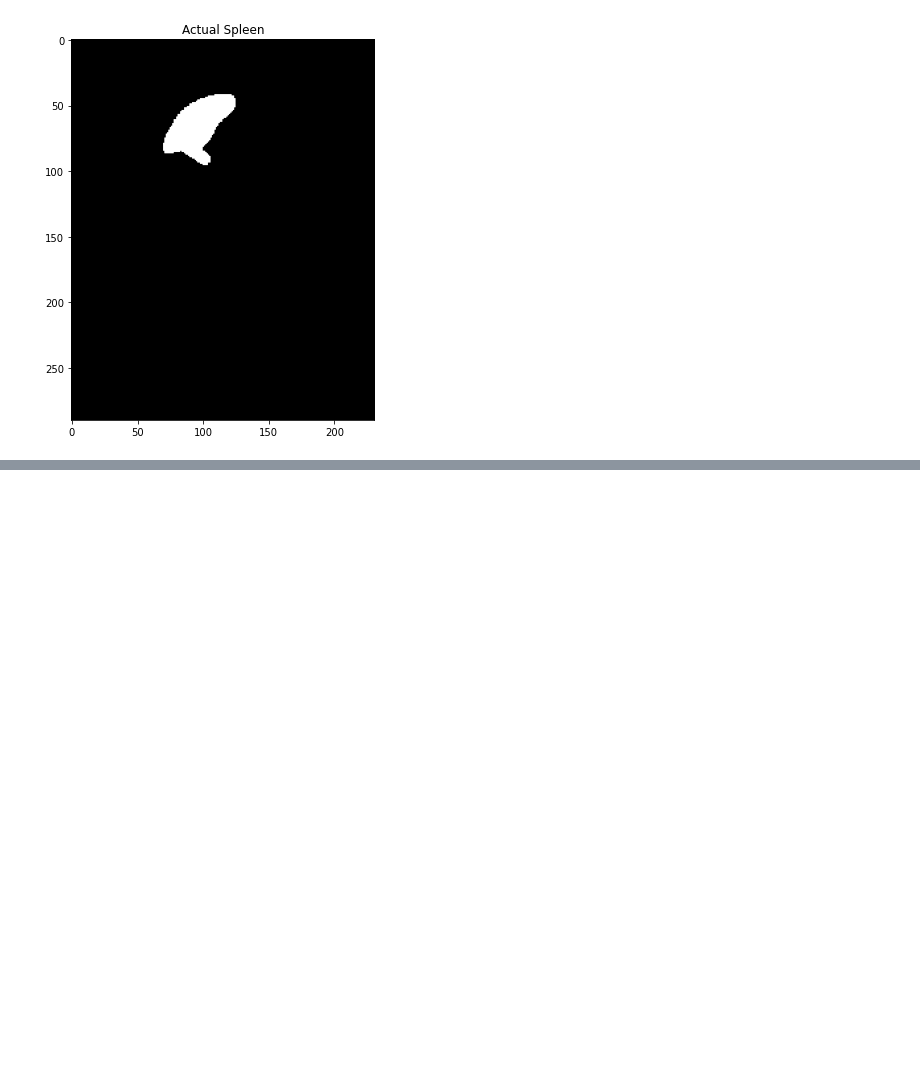
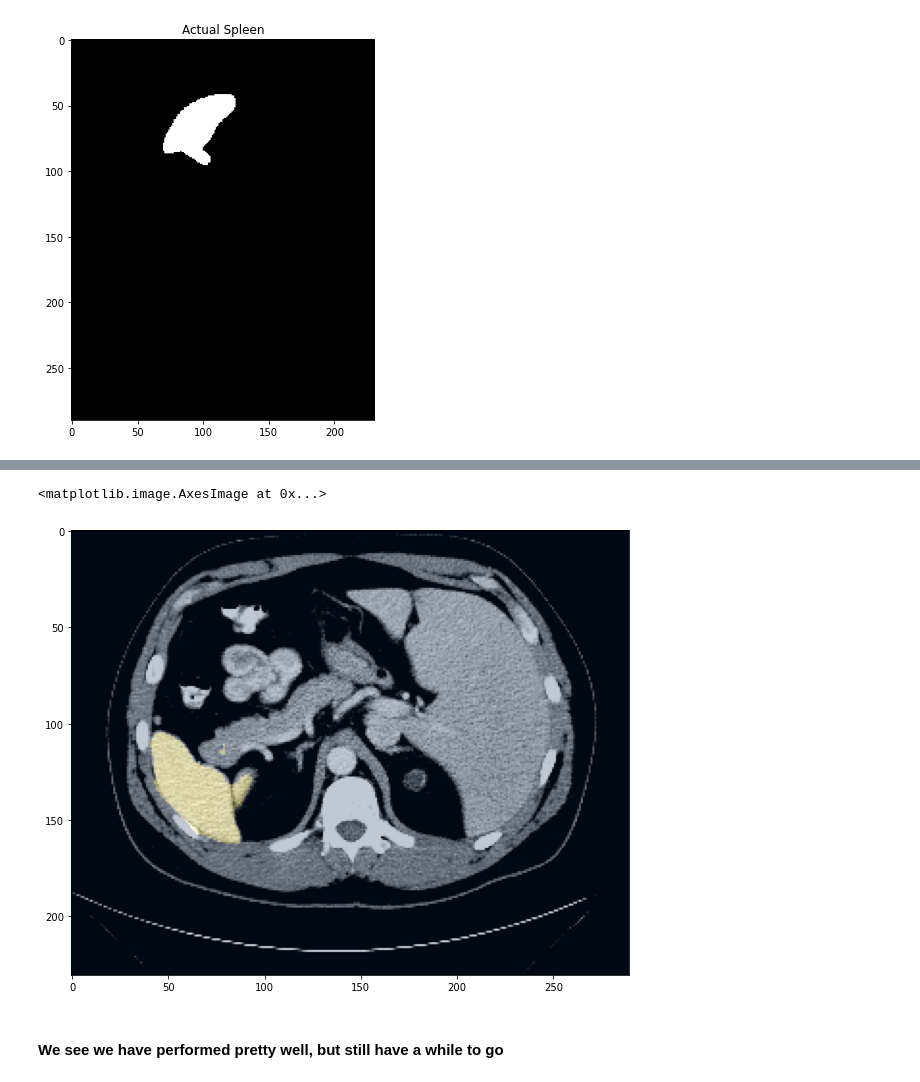
Before and after one commit to bkopchick/MonaiTesting, a Jupyter notebook: SpleenSeg_RanInit.ipynb, the cells around one changed output, grey strips where cells are left out. Saved outputs shown, nothing was run; the diff lists cells and outputs as text; code cells hidden in the pictures; blank space fills up the shorter version.

```diff
--- a/SpleenSeg_RanInit.ipynb
+++ b/SpleenSeg_RanInit.ipynb
@@ -397,4 +424,9 @@ plt.imshow(traineddif, cmap='Greys') #Differences
 # %%
 fig = plt.figure(frameon=False, figsize=(10,10))
-#plt.imshow(np.rot90(test_ds[0]['image'][0][:,:,200]), cmap='Greys_r')
+plt.imshow(np.rot90(test_ds[0]['image'][0][:,:,200]), cmap='Greys_r')
 plt.imshow(np.rot90(test_outputs[0].cpu().numpy()[1][:,:,200]), cmap='cividis', alpha=0.25)
+# %% [output]
+<matplotlib.image.AxesImage at 0x...>
+[figure, added]
+# %% [markdown]
+#### We see we have performed pretty well, but still have a while to go
```
Also changed, not shown: parts of 24 cells of this notebook.
